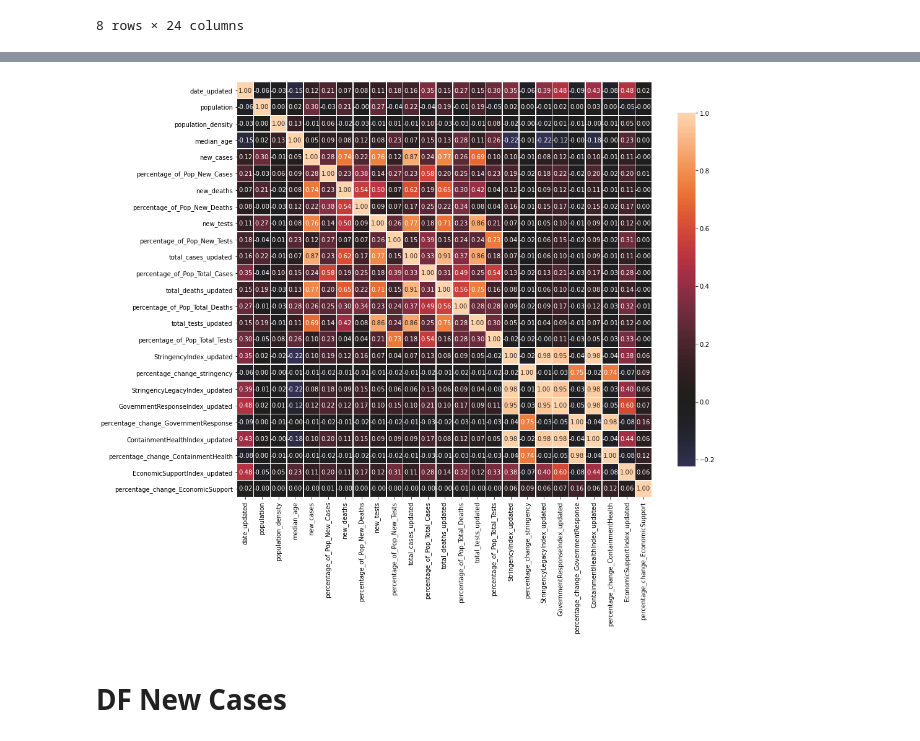
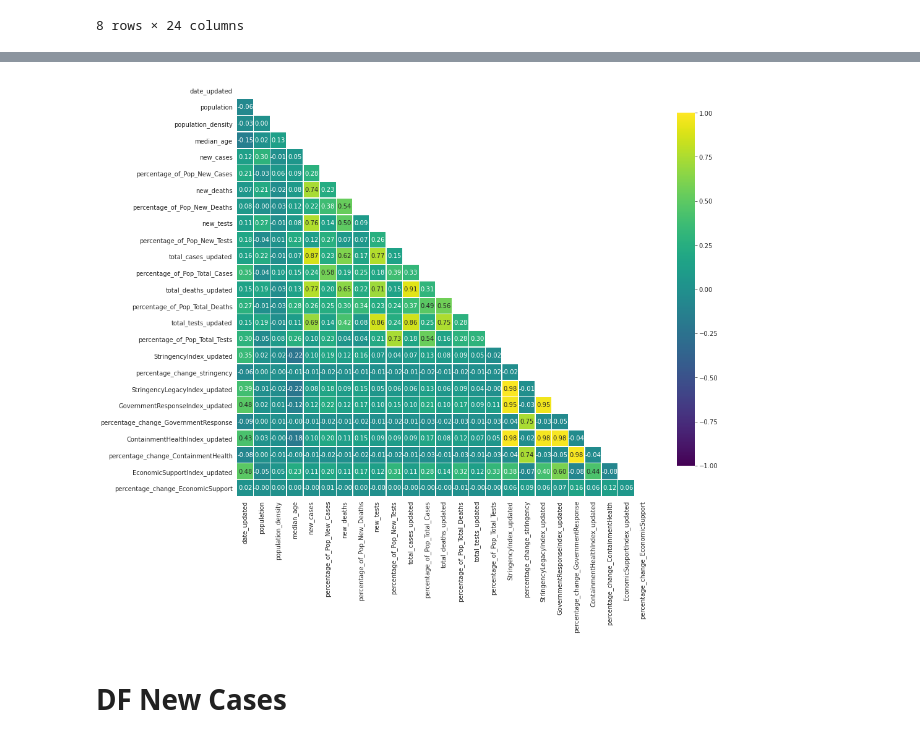
Before and after one commit to pmmfs/capstone-project, a Jupyter notebook: regulation/Analysis/reg_newcases_ml.ipynb, the cells around one changed output, grey strips where cells are left out. Saved outputs shown, nothing was run; the diff lists cells and outputs as text; code cells hidden in the pictures.

```diff
--- a/regulation/Analysis/reg_newcases_ml.ipynb
+++ b/regulation/Analysis/reg_newcases_ml.ipynb
@@ -248,17 +248,19 @@ dtype: object
 # %%
 # Checking correlation for feature selection.
 
 def correlation_heatmap(df):
     correlations = df.corr()
-
-    fig, ax = plt.subplots(figsize=(15,15))
-    sns.heatmap(correlations, vmax=1.0, center=0, fmt='.2f',
-                square=True, linewidths=.5, annot=True, cbar_kws={"shrink": .70})
+    mask = np.zeros_like(correlations)
+    mask[np.triu_indices_from(mask)] = True
+    with sns.axes_style("white"):
+        fig, ax = plt.subplots(figsize=(15,15))
+        sns.heatmap(correlations,cmap='viridis',mask=mask,vmin=-1.0, vmax=1.0, center=0, fmt='.2f',
+                    square=True, linewidths=.5, annot=True, cbar_kws={"shrink": .70})
     plt.show();
 
 correlation_heatmap(df)
 # %% [output]
-[figure, old version]
+[figure, new version]
 # %% [markdown]
 # DF New Cases
 # %%
```
Also changed, not shown: parts of 4 cells of this notebook, 30 other files.
